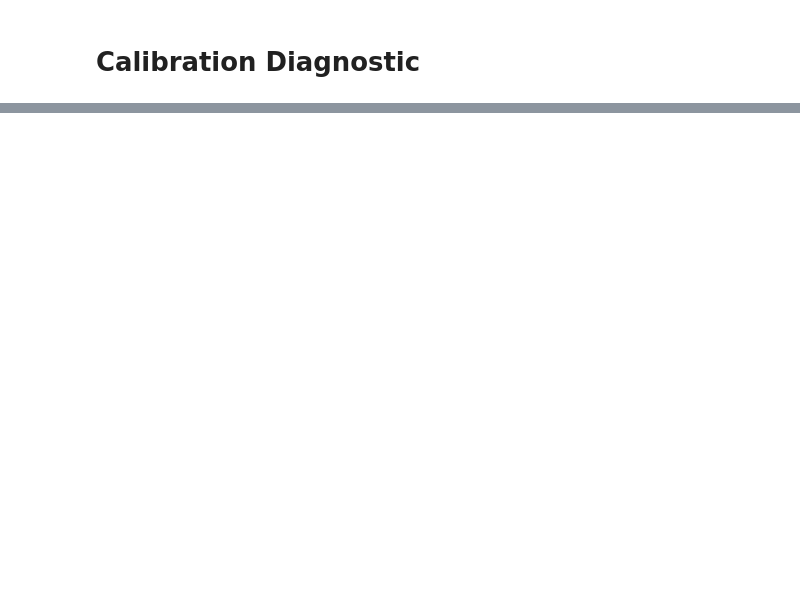
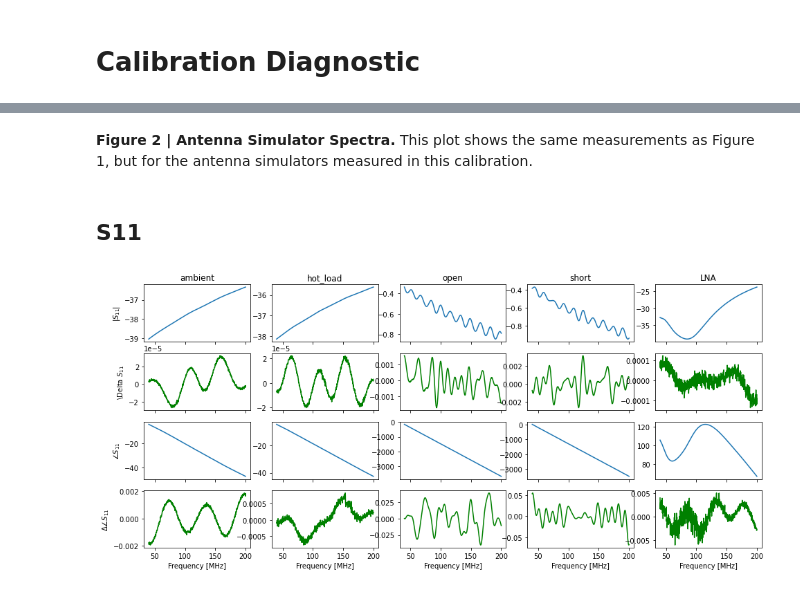
Before and after one commit to edges-collab/edges-cal, a Jupyter notebook: src/edges_cal/notebooks/calibrate-observation.ipynb, the cells around one changed output, grey strips where cells are left out. Saved outputs shown, nothing was run; the diff lists cells and outputs as text; code cells hidden in the pictures; blank space fills up the shorter version.

```diff
--- a/src/edges_cal/notebooks/calibrate-observation.ipynb
+++ b/src/edges_cal/notebooks/calibrate-observation.ipynb
@@ -26,0 +166,16 @@ Observation Location:  /home/steven/Documents/Projects/radio/EOR/Edges/edges-cal
+# %% [markdown]
+**Figure 2 | Antenna Simulator Spectra.** This plot shows the same measurements as Figure 1, but for the antenna simulators measured in this calibration.
+# %% [markdown]
+## S11
+# %%
+fig, ax = plt.subplots(4,5, sharex=True, figsize=(16, 7))
+warnings.filterwarnings("ignore", category=DeprecationWarning)
+
+for i, (name, source) in enumerate(calobs._loads.items()):
+    source.reflections.plot_residuals(fig=fig, ax=ax[:,i], title=False, decade_ticks=False,ylabels=not i)
+    ax[0,i].set_title(name)
+
+calobs.lna.plot_residuals(fig=fig, ax=ax[:,-1], title=False, decade_ticks=False,ylabels=False)
+ax[0,-1].set_title("LNA");
+# %% [output]
+[figure, added]
```
Also changed, not shown: parts of 21 cells of this notebook, 2 other files.
